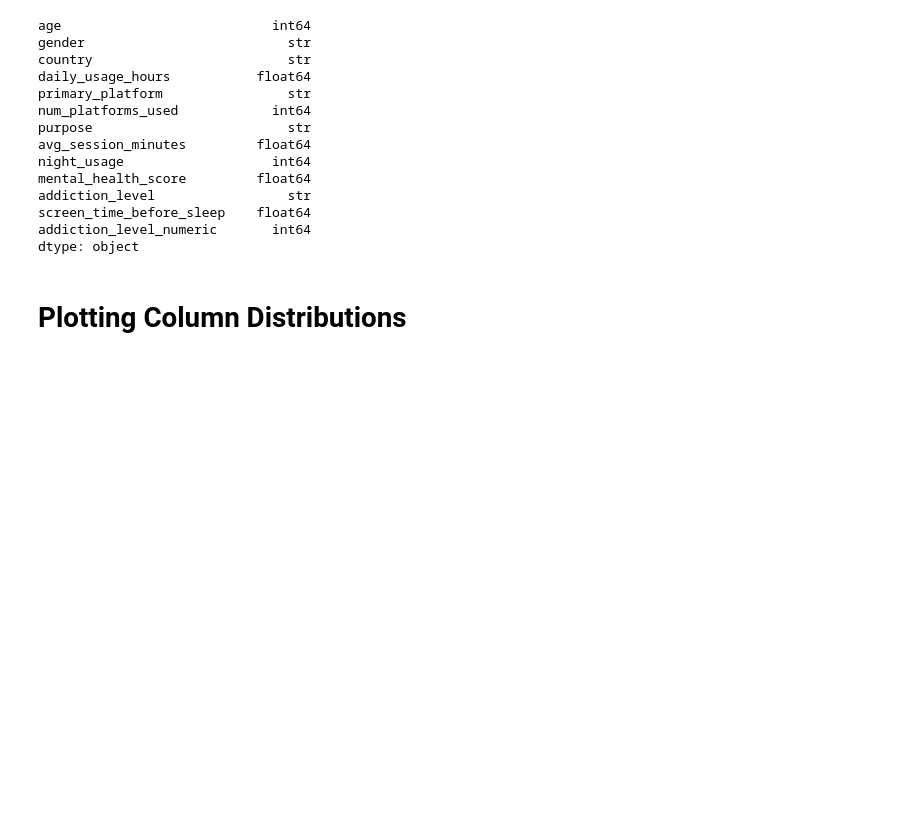
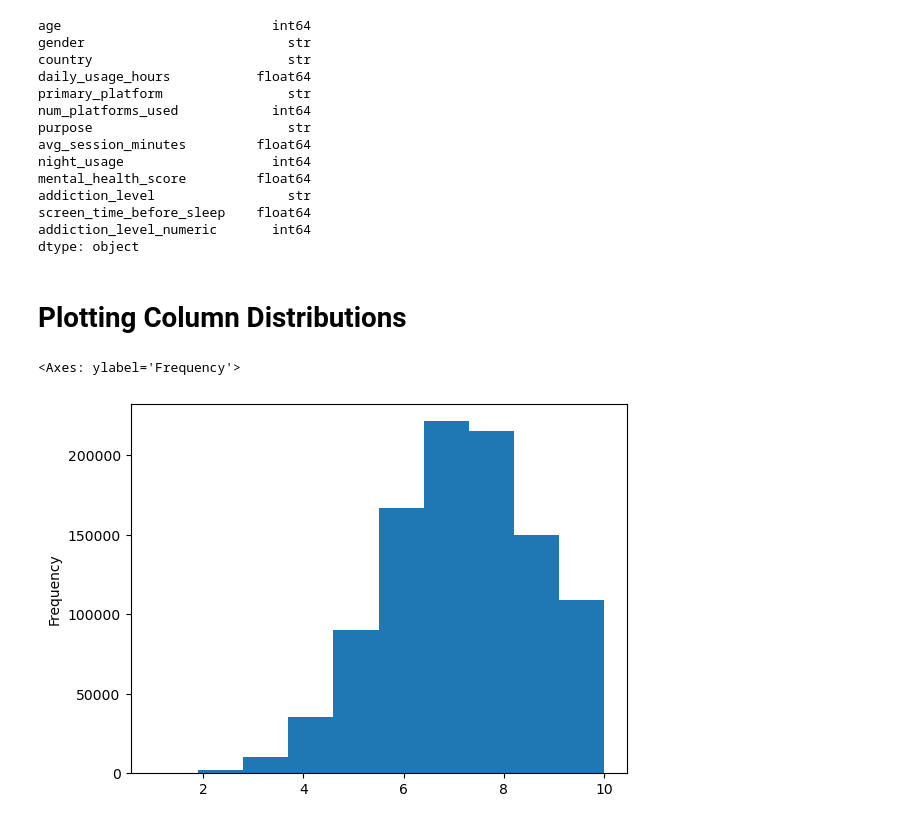
Before and after one commit to Adris3/mental_health_analysis, a Jupyter notebook: notebooks/eda.ipynb, the cells around one changed output. Cells and saved outputs as stored; diff of their text form; code cells hidden in the pictures; blank space fills up the shorter version.

Commit message:
Plotted distributions of daily usage hours, age, and mental health scores

```diff
--- a/notebooks/eda.ipynb
+++ b/notebooks/eda.ipynb
@@ -62,3 +62,9 @@ addiction_level_numeric       int64
 dtype: object
 # %% [markdown]
 # Plotting Column Distributions
+# %%
+# Mental Health Score
+social_media_data['mental_health_score'].plot(kind='hist')
+# %% [output]
+<Axes: ylabel='Frequency'>
+[figure, added]
```
Also changed, not shown: parts of 2 cells of this notebook.
